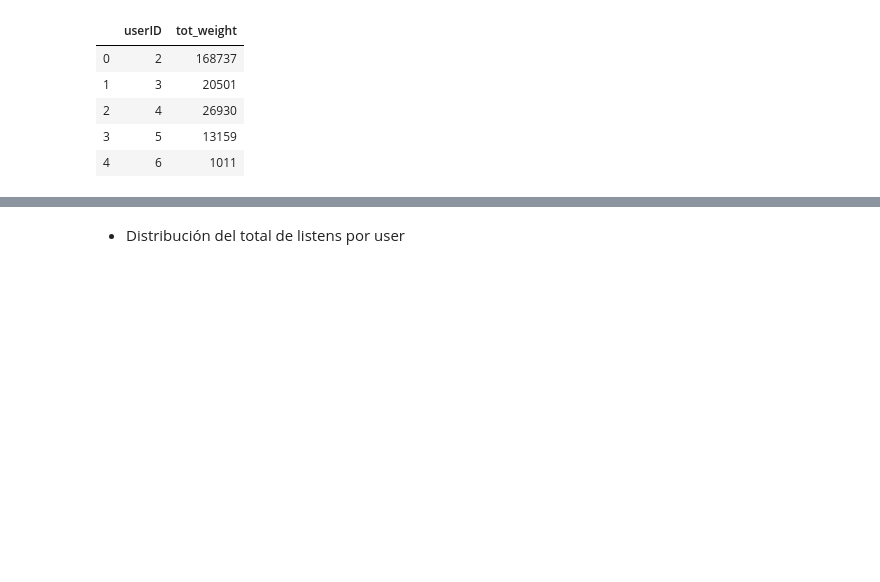
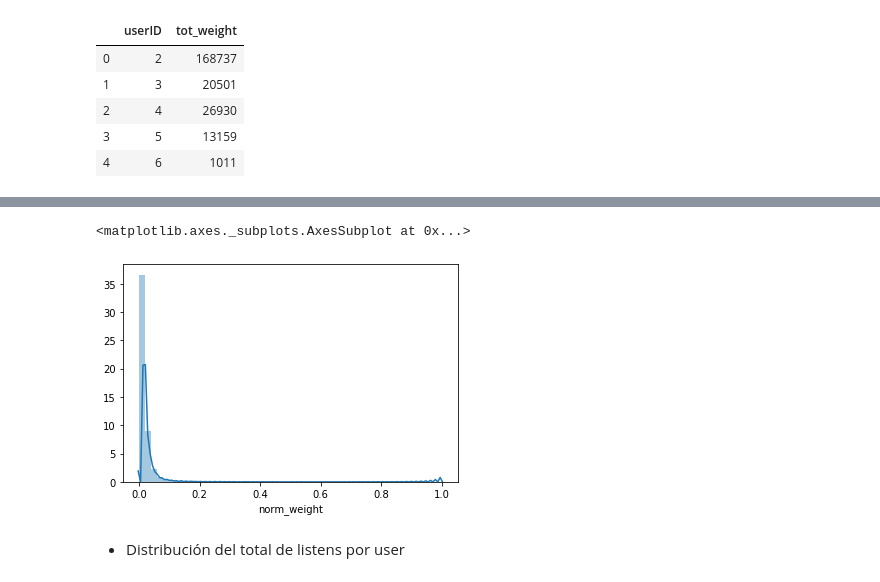
Before and after one commit to mnuclle/DiploDatos, a Jupyter notebook: 07 - Sistemas de Recomendación/SistemasDeRecomendacion-master/practico_1.ipynb, the cells around one changed output, grey strips where cells are left out. Drawn from its saved outputs; the diff is of its cells as text; code cells hidden in the pictures; blank space fills up the shorter version.

```diff
--- a/07 - Sistemas de Recomendación/SistemasDeRecomendacion-master/practico_1.ipynb
+++ b/07 - Sistemas de Recomendación/SistemasDeRecomendacion-master/practico_1.ipynb
@@ -101,3 +148,11 @@ df_analisis_norm.head()
+# %%
+dist_list_x_user_norm = df_analisis_norm[['userID','norm_weight']]
+dist_list_x_user_norm
+
+sns.distplot(dist_list_x_user_norm.norm_weight)
+# %% [output]
+<matplotlib.axes._subplots.AxesSubplot at 0x...>
+[figure, added]
 # %% [markdown]
 - Distribución del total de listens por user
 # %%
```
Also changed, not shown: parts of 26 cells of this notebook.
